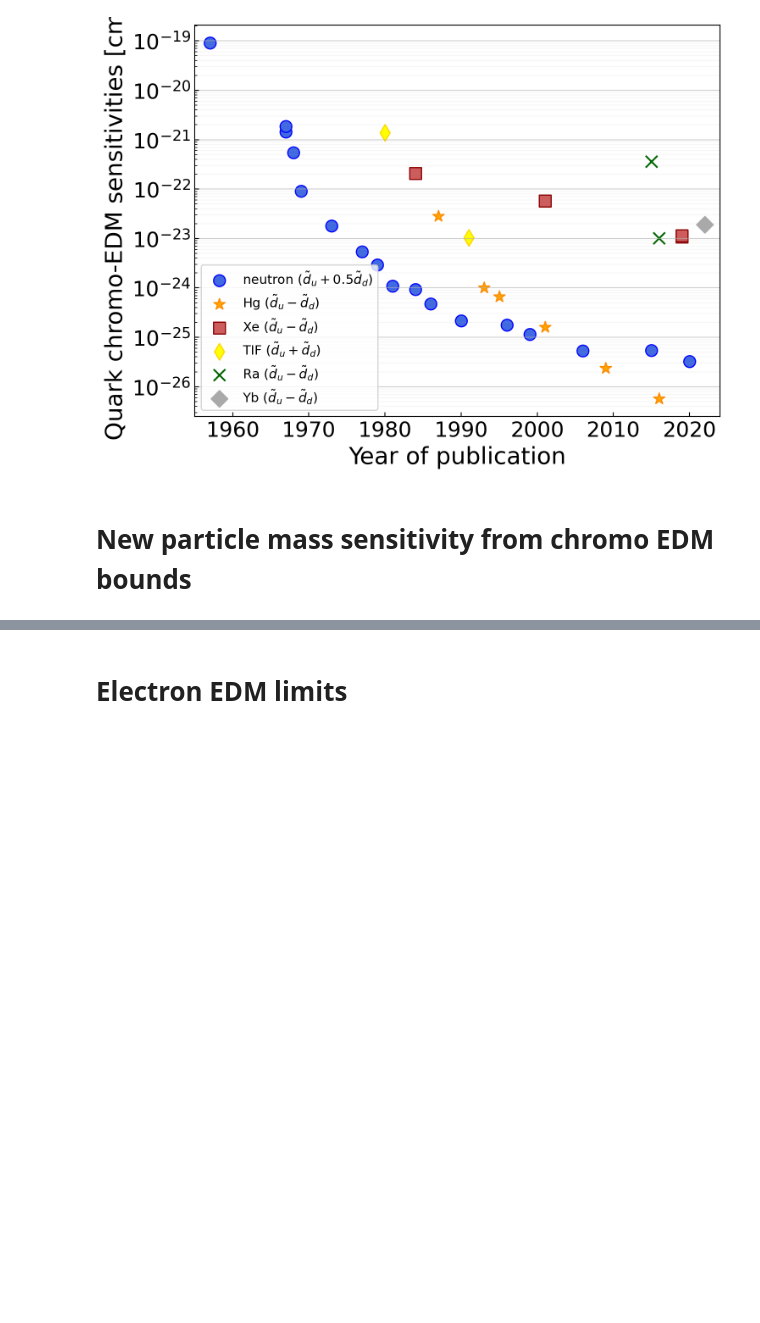
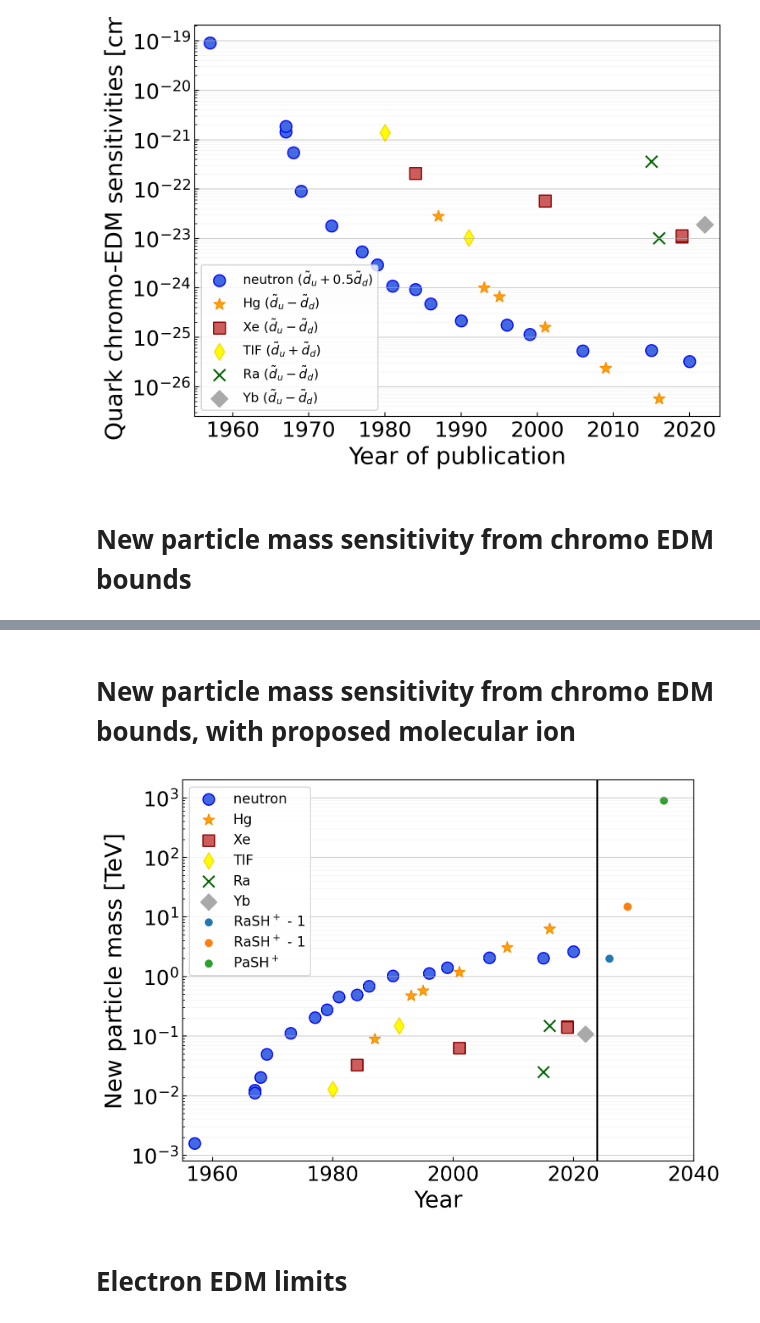
Before and after one commit to Jayich-Lab/EDM-Limits, a Jupyter notebook: EDM Limits.ipynb, the cells around one changed output, grey strips where cells are left out. Drawn from its saved outputs; the diff is of its cells as text; code cells hidden in the pictures; blank space fills up the shorter version.

```diff
--- a/EDM Limits.ipynb
+++ b/EDM Limits.ipynb
@@ -630,3 +632,41 @@ save_figures(fig=fig, plot_title="new-particle-limits")
+# %% [markdown]
+# New particle mass sensitivity from chromo EDM bounds, with proposed molecular ion
+# %%
+fig, ax = plt.subplots(figsize=(8, 6))
+marker_size = 100
+
+scatter_plot_loop(ax, hadronic_systems, "new_ms")
+ax.axvline(x=2024, color='black', linestyle='-')
+
+ax.scatter(2026, 2, label="RaSH$^+$ - 1")
+ax.scatter(2029, 1.5e1, label="RaSH$^+$ - 1")
+ax.scatter(2035, 9e2, label="PaSH$^+$")
+
+ax.set_yscale("log")
+ax.set_xlim(year_i, 2040)
+ax.set_ylim(8e-4, 2e3)
+
+locmaj = matplotlib.ticker.LogLocator(base=10.0,  numticks=22)
+ax.yaxis.set_major_locator(locmaj)
+
+ax.tick_params(axis="both", which='both', direction="in", labelsize=18)
+ax.grid(axis='y', which='major', ls='-', alpha=ma_alpha)
+ax.grid(axis='y', which='minor', ls='-', alpha=mi_alpha)
+
+plt.locator_params(axis='y', numticks=10)
+
+locmin = matplotlib.ticker.LogLocator(base=10.0,subs=(0.1, 0.2, 0.3, 0.4, 0.5, 0.6, 0.7, 0.8, 0.9),numticks=12)
+ax.yaxis.set_minor_locator(locmin)
+ax.yaxis.set_minor_formatter(matplotlib.ticker.NullFormatter())
+
+fontsize = 20
+ax.set_ylabel("New particle mass [TeV]", fontsize=fontsize)
+ax.set_xlabel("Year", fontsize=fontsize)
+plt.legend(loc='upper left', fontsize=12)
+
+save_figures(fig=fig, plot_title="new-particle-limits-with-proposed_candidate")
+# %% [output]
+[figure, added]
 # %% [markdown]
 # Electron EDM limits
 # %% [markdown]
```
Also changed, not shown: parts of 1 cell of this notebook, 6 other files.
